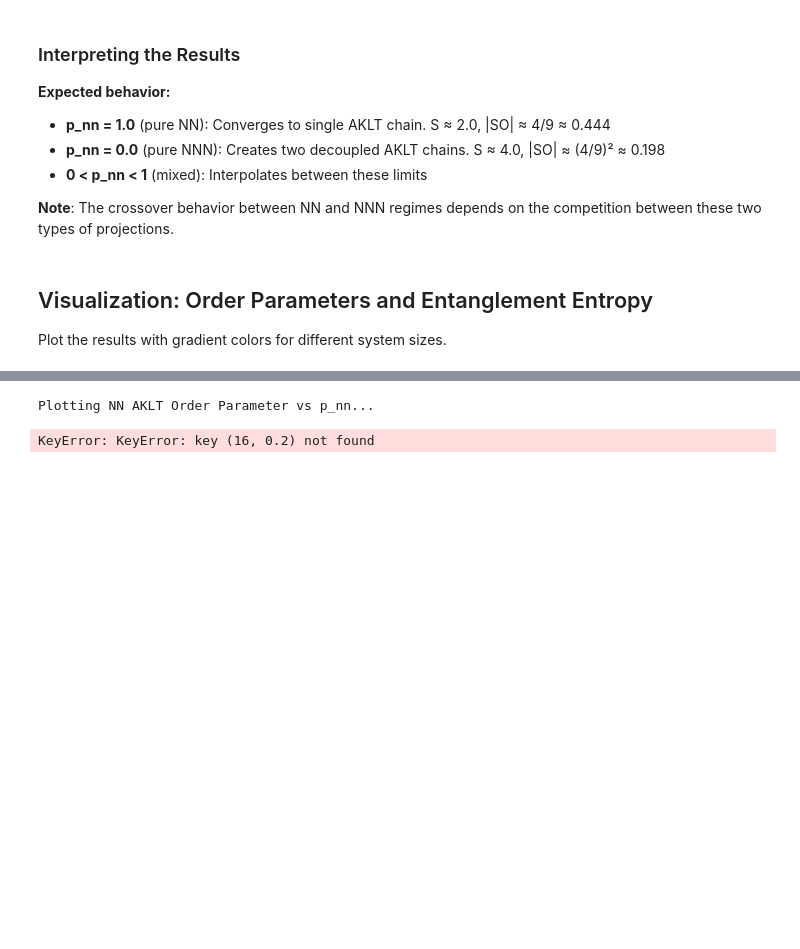
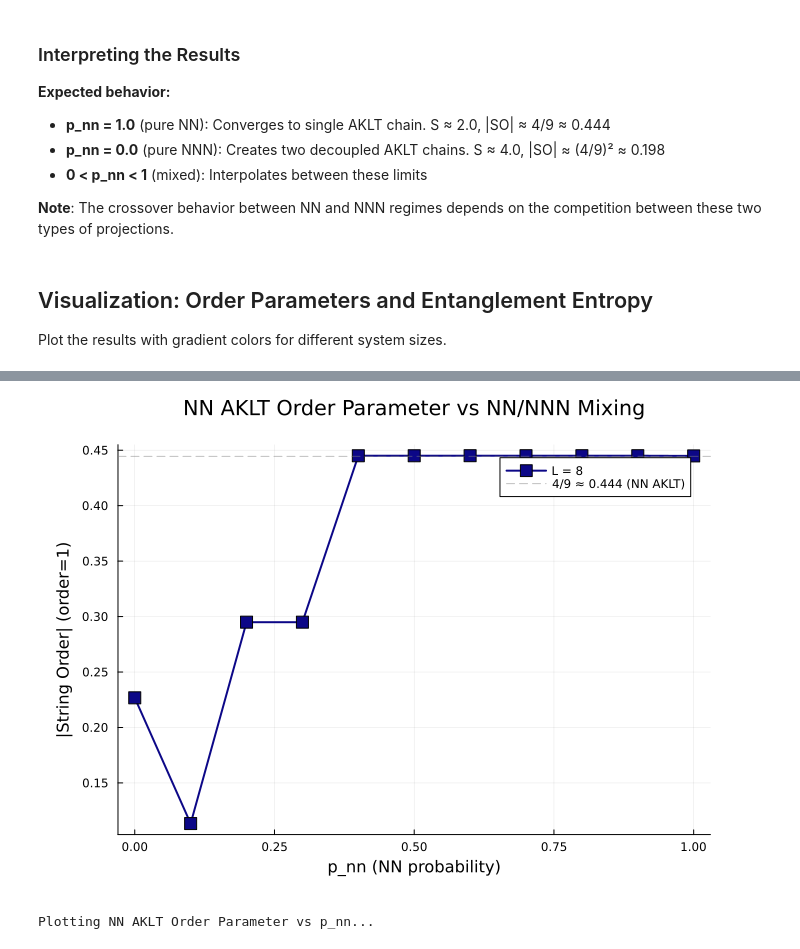
Before and after one commit to hainingpan/QuantumCircuitsMPS.jl, a Jupyter notebook: examples/AKLT_forcedmeas.ipynb, the cells around one changed output, grey strips where cells are left out. Drawn from its saved outputs; the diff is of its cells as text; code cells hidden in the pictures; blank space fills up the shorter version.

```diff
--- a/examples/AKLT_forcedmeas.ipynb
+++ b/examples/AKLT_forcedmeas.ipynb
@@ -442,6 +459,5 @@ KeyError: KeyError: key (16, 0.2) not found
 # %%
-# Plot NN AKLT String Order Parameter vs p_nn
-# (Using order=1 formula: ⟨Sz[i] · exp(iπΣ) · Sz[j]⟩)
+# Plot NN AKLT String Order Parameter vs p_nn with error bars
 println("Plotting NN AKLT Order Parameter vs p_nn...")
 
 colors = cgrad(:plasma, length(L_list), categorical=true)
@@ -449,35 +465,39 @@ colors = cgrad(:plasma, length(L_list), categorical=true)
 p_nn_op = plot(
     xlabel="p_nn (NN probability)",
     ylabel="|String Order| (order=1)",
     title="NN AKLT Order Parameter vs NN/NNN Mixing",
     legend=:topright,
     grid=true,
     size=(700, 500),
     margin=5Plots.mm
 )
 
 for (i, L) in enumerate(L_list)
     p_vals = Float64[]
     SO_vals = Float64[]
+    SO_errs = Float64[]
     for p in p_list
         push!(p_vals, p)
-        push!(SO_vals, results[(L, p)].string_order)
+        push!(SO_vals, results[(L, p)].SO_mean)
+        push!(SO_errs, results[(L, p)].SO_std)
     end
     plot!(p_nn_op, p_vals, SO_vals,
+        ribbon=SO_errs,
+        fillalpha=0.2,
         label="L = $L",
         color=colors[i],
         linewidth=2,
         marker=:square,
-        markersize=6
+        markersize=5
     )
 end
 
 # Add reference line for expected NN AKLT value
 hline!(p_nn_op, [4/9], linestyle=:dash, color=:gray, alpha=0.5, label="4/9 ≈ 0.444 (NN AKLT)")
 
 display(p_nn_op)
 # savefig(p_nn_op, "nn_order_vs_p.png")
 # %% [output]
+[figure, added]
 Plotting NN AKLT Order Parameter vs p_nn...
-KeyError: KeyError: key (16, 0.2) not found
 # %%
```
Also changed, not shown: parts of 8 cells of this notebook.
